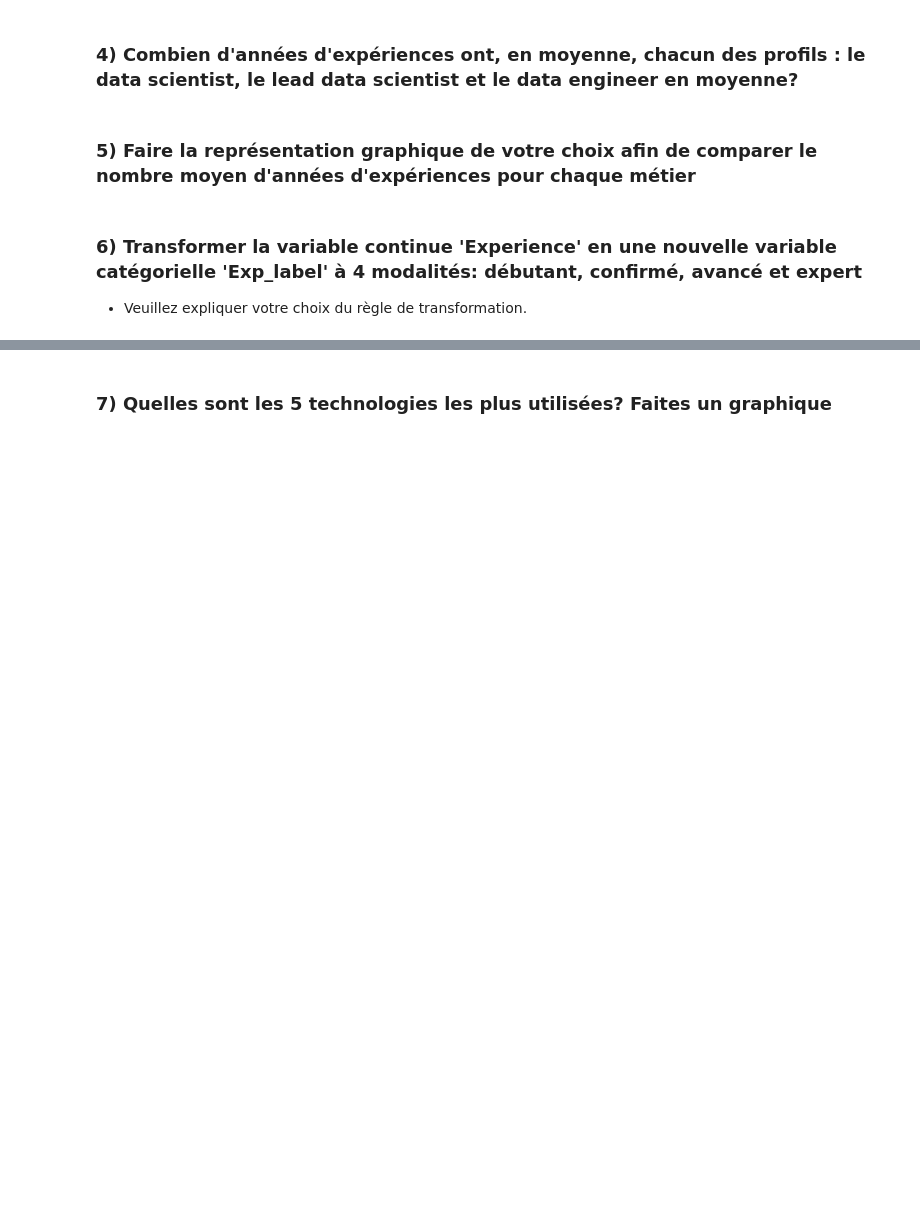
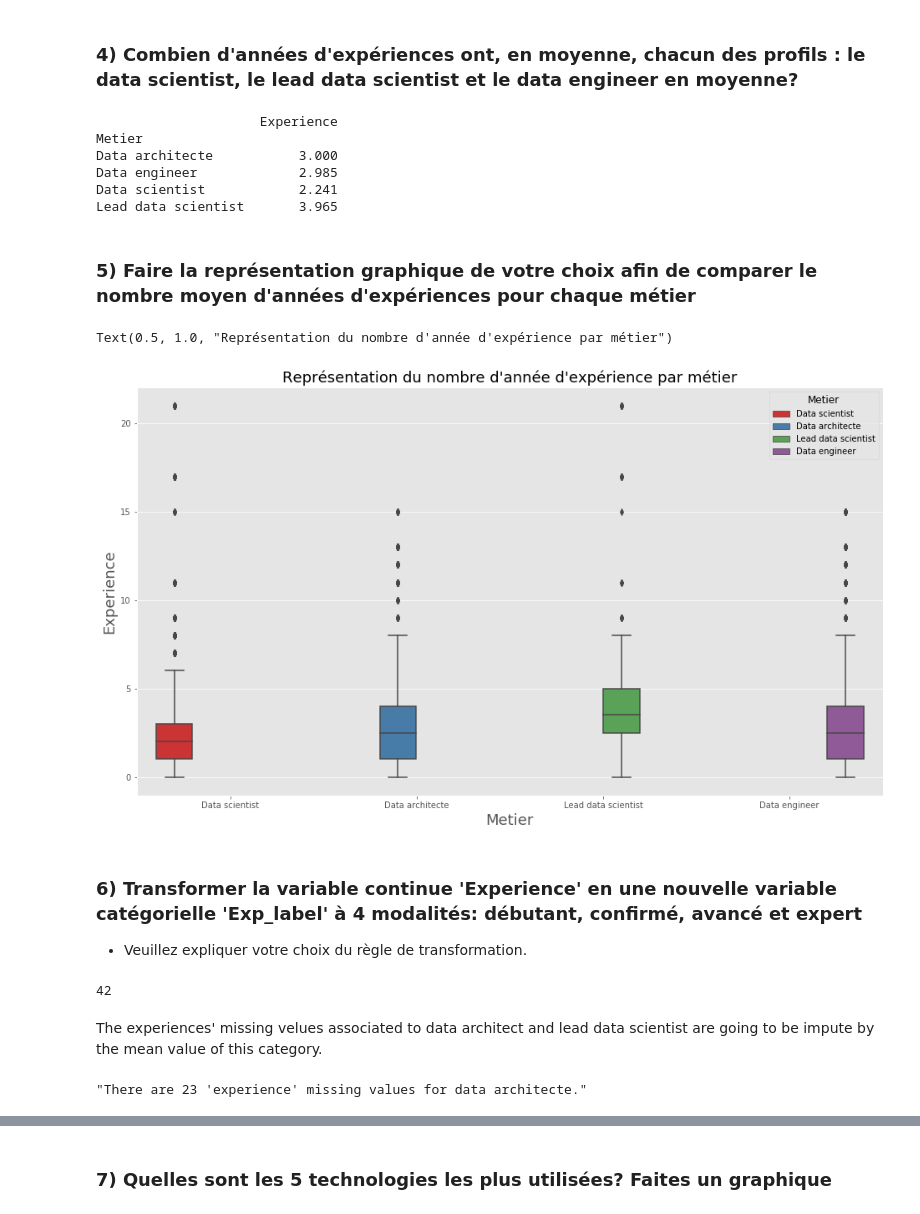
Before and after one commit to emathian/Clustering_Classification_JN, a Jupyter notebook: Test_Technique_ML.ipynb, the cells around one changed output, grey strips where cells are left out. Cells and saved outputs as stored; diff of their text form; code cells hidden in the pictures; blank space fills up the shorter version.

Commit message:
Plot

```diff
--- a/Test_Technique_ML.ipynb
+++ b/Test_Technique_ML.ipynb
@@ -128,8 +128,42 @@ df.describe()
 | max | 21.000000 |
 # %% [markdown]
 ### 4) Combien d'années d'expériences ont, en moyenne, chacun des profils : le data scientist, le lead data scientist et le data engineer en moyenne?
+# %%
+print(round(df.groupby('Metier').mean(),3))
+# %% [output]
+                     Experience
+Metier
+Data architecte           3.000
+Data engineer             2.985
+Data scientist            2.241
+Lead data scientist       3.965
 # %% [markdown]
 ### 5) Faire la représentation graphique de votre choix afin de comparer le nombre moyen d'années d'expériences pour chaque métier
+# %%
+plt.figure(figsize=(16, 9))
+b =  sb.boxplot(x="Metier", y="Experience",
+            hue="Metier", data=df, palette="Set1")
+
+
+b.axes.set_xlabel("Metier",fontsize=18)
+b.axes.set_ylabel("Experience",fontsize=18)
+b.axes.set_title("Représentation du nombre d'année d'expérience par métier",fontsize=18)
+# %% [output]
+Text(0.5, 1.0, "Représentation du nombre d'année d'expérience par métier")
+[figure, added]
 # %% [markdown]
 ### 6) Transformer la variable continue 'Experience' en une nouvelle variable catégorielle 'Exp_label' à 4 modalités: débutant, confirmé, avancé et expert
 - Veuillez expliquer votre choix du règle de transformation.
+# %%
+df['Experience'].isna().sum()
+# %% [output]
+42
+# %% [markdown]
+The experiences' missing velues associated to data architect and lead data scientist are going to be impute by the mean value of this category.
+# %%
+ExpDA = df['Experience'][df['Metier'] == 'Data architecte']
+MeanExpDA = ExpDA.mean(axis=0, skipna=True)
+'The meadian experience for data scientists is equal to {}'.format(MeanExpDE)
+"There are {} 'experience' missing values for data architecte.".format(df["Experience"][df["Metier"] == 'Data architecte'].isna().sum())
+# %% [output]
+"There are 23 'experience' missing values for data architecte."
```
Also changed, not shown: parts of 4 cells of this notebook.
